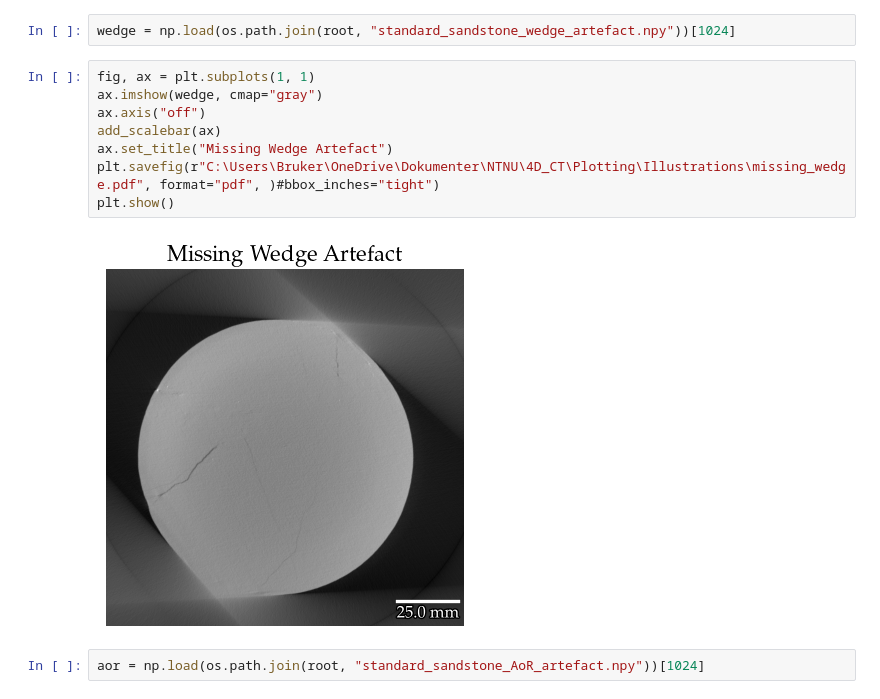
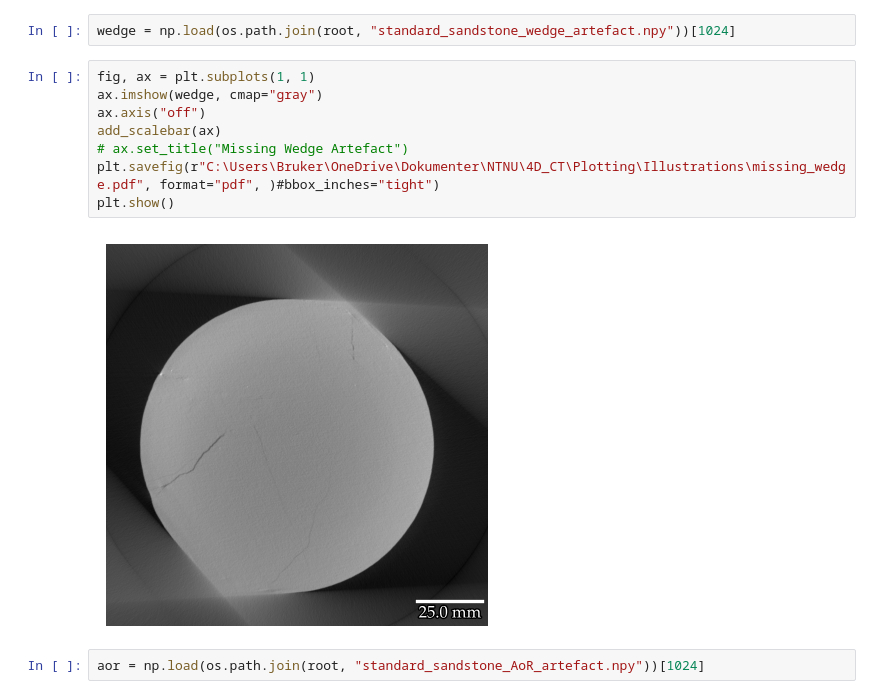
Before and after one commit to RubenDragland/4D_CT, a Jupyter notebook: Analysis/theory.ipynb, the cells around one changed output. Cells and saved outputs as stored; diff of their text form.

Commit message:
Update plots

```diff
--- a/Analysis/theory.ipynb
+++ b/Analysis/theory.ipynb
@@ -48,13 +48,13 @@ wedge = np.load(os.path.join(root, "standard_sandstone_wedge_artefact.npy"))[102
 # %%
 fig, ax = plt.subplots(1, 1)
 ax.imshow(wedge, cmap="gray")
 ax.axis("off")
 add_scalebar(ax)
-ax.set_title("Missing Wedge Artefact")
+# ax.set_title("Missing Wedge Artefact")
 plt.savefig(r"C:\Users\Bruker\OneDrive\Dokumenter\NTNU\4D_CT\Plotting\Illustrations\missing_wedge.pdf", format="pdf", )#bbox_inches="tight")
 plt.show()
 # %% [output]
-[figure, old version]
+[figure, new version]
 # %%
 aor = np.load(os.path.join(root, "standard_sandstone_AoR_artefact.npy"))[1024]
 # %%
```
Also changed, not shown: parts of 2 cells of this notebook, 14 other files.
